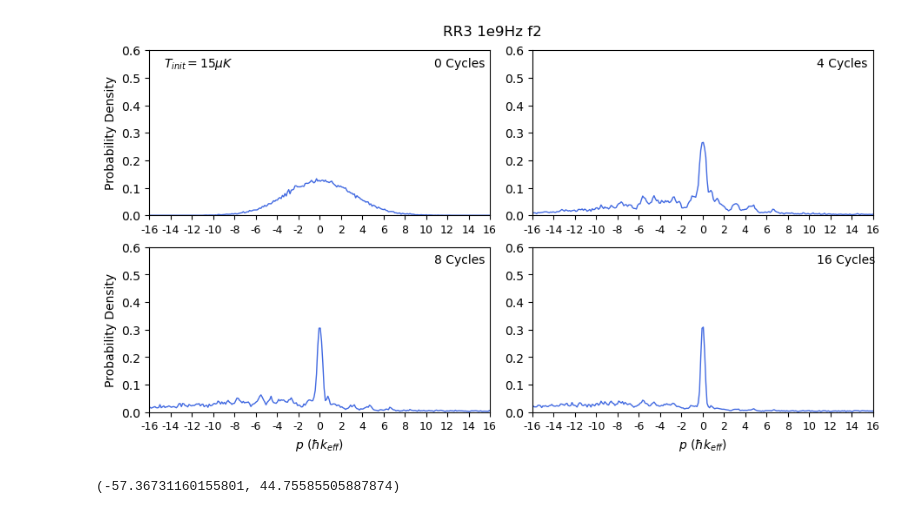
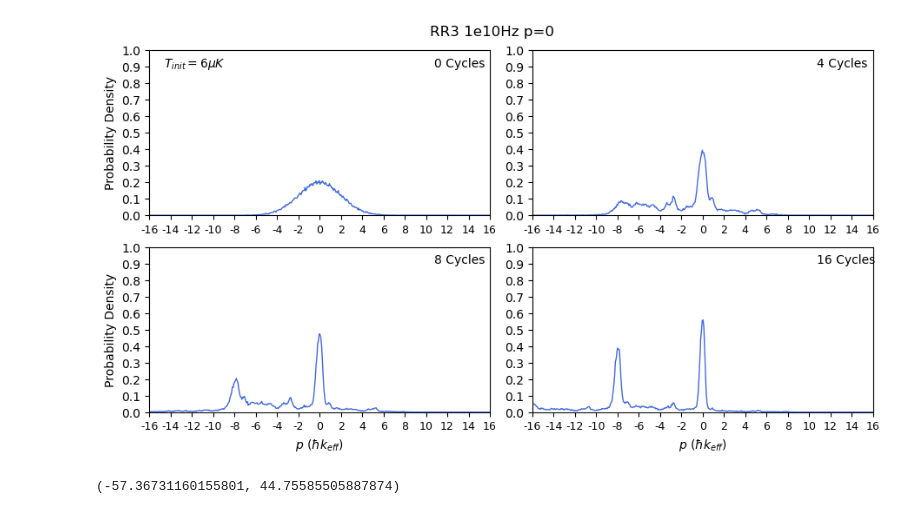
Before and after one commit to tr2g20/simulations, a Jupyter notebook: alg_cooling_2.ipynb, the cells around one changed output. Drawn from its saved outputs; the diff is of its cells as text; code cells hidden in the pictures.

```diff
--- a/alg_cooling_2.ipynb
+++ b/alg_cooling_2.ipynb
@@ -66,5 +132,5 @@ moms_list, fracs_list, _ = simulate_alg_cooling(basis=basis, sequence=RR3, n_ato
 # %%
-path = Path("data/algorithmic cooling/2026-04-11_algcooling_f3_16cycles_15muK_1000000atoms_5e+05Hz.h5")
+path = Path("data/algorithmic cooling/2026-06-09_algcooling_f3_16cycles_6muK_50000atoms_1e+10Hz.h5")
 loaded_dict = load_p_dists(file_path=path)
 moms_list = loaded_dict["p_list"]
 fracs_list = loaded_dict["weights_list"]
@@ -79,17 +145,17 @@ global_range = (global_min, global_max)
 # %%
 
 
 cycles_list = np.array([0,4,8,16])
 index_list = np.array([0,8,16,32])
 bins_list = np.full(4, 1000)
 bins_list[0] = 1000
 
-plot_coolingcycles_22(moms_list=moms_list, fracs_list=fracs_list, basis=basis, cycles_list=cycles_list, index_list=index_list, bins_list=bins_list, title='RR3 1e9Hz f2', temp=Temp, show=False, datarange=global_range,
-                      ylims=0.6,
+plot_coolingcycles_22(moms_list=moms_list, fracs_list=fracs_list, basis=basis, cycles_list=cycles_list, index_list=index_list, bins_list=bins_list, title='RR3 1e10Hz p=0', temp=Temp, show=False, datarange=global_range,
+                      ylims=1,
                      #   save_dir="plots/histograms/RR2/2026-03-20_RR2_adjustedMDFE_0.05beam_f3_96cycles_15muK_6000atoms_1e6Hz.png"
                        )
 # %% [output]
-[figure, old version]
+[figure, new version]
 # %%
 print(global_range)
 # %% [output]
```
Also changed, not shown: parts of 6 cells of this notebook, 1 other file.
